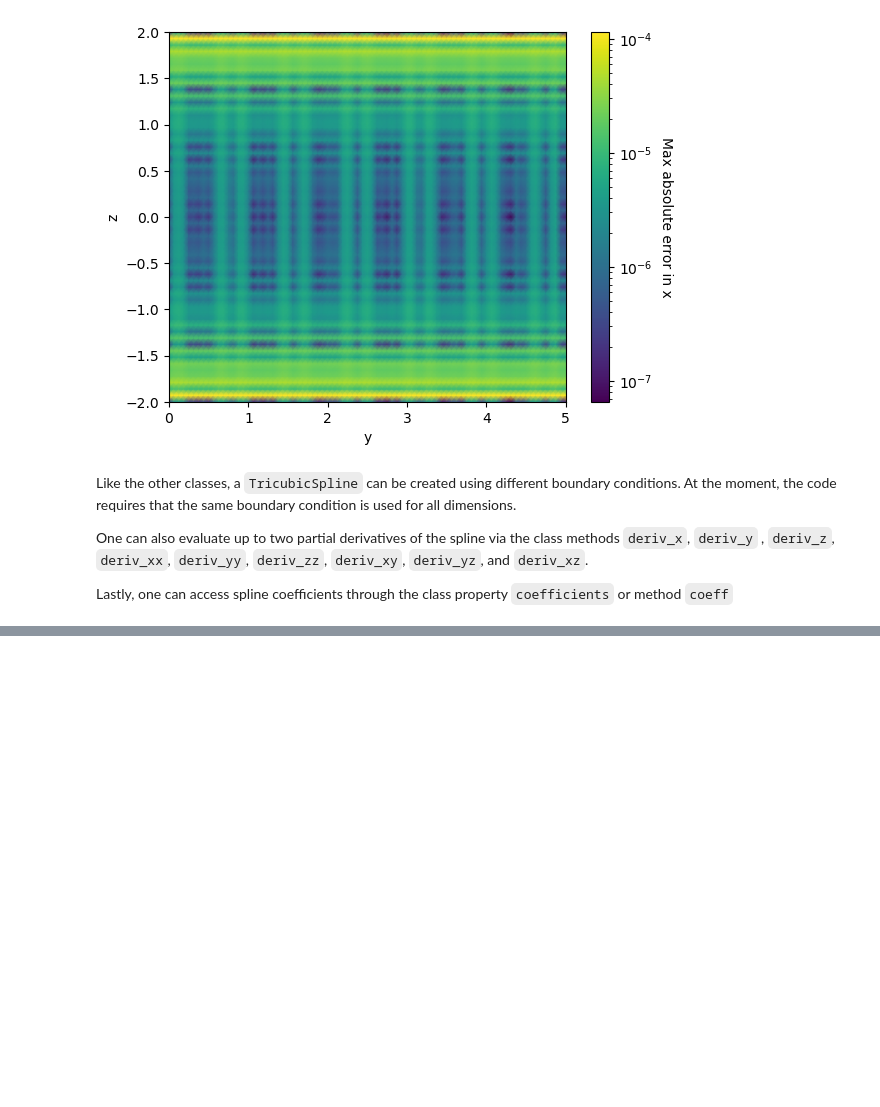
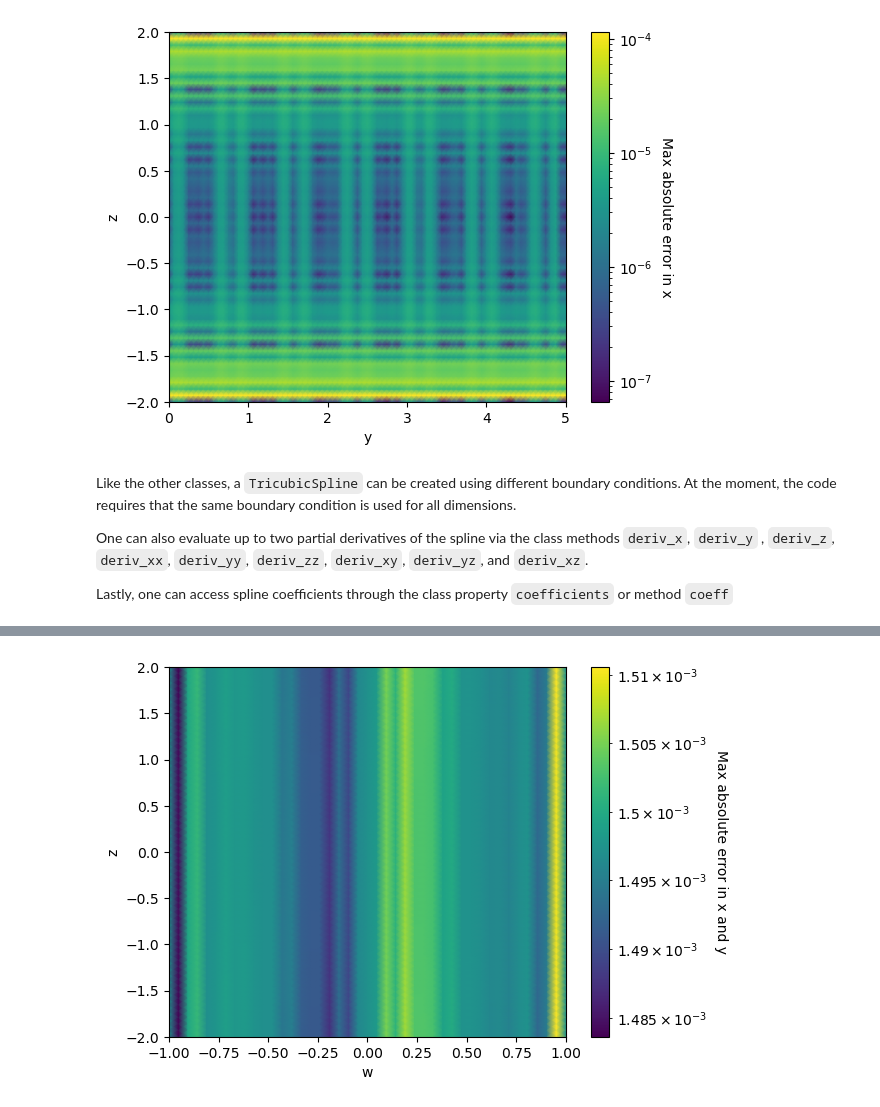
Before and after one commit to znasipak/multispline, a Jupyter notebook: tutorial.ipynb, the cells around one changed output, grey strips where cells are left out. Cells and saved outputs as stored; diff of their text form; code cells hidden in the pictures; blank space fills up the shorter version.

```diff
--- a/tutorial.ipynb
+++ b/tutorial.ipynb
@@ -233,0 +286,13 @@ Lastly, one can access spline coefficients through the class property `coefficie
+# %%
+average_error = np.max(np.abs(qspl_values_f-test_values_f), axis=(1,2))
+plot_grid = np.meshgrid(test_points_w, test_points_z, indexing='ij')
+# %%
+from matplotlib.colors import LogNorm
+plt.pcolormesh(*plot_grid, average_error, shading='gouraud', norm=LogNorm())
+cbar = plt.colorbar()
+cbar.set_label('Max absolute error in x and y', rotation=270, labelpad=15)
+plt.xlabel('w')
+plt.ylabel('z')
+plt.show()
+# %% [output]
+[figure, added]
```
Also changed, not shown: parts of 14 cells of this notebook, 17 other files.
